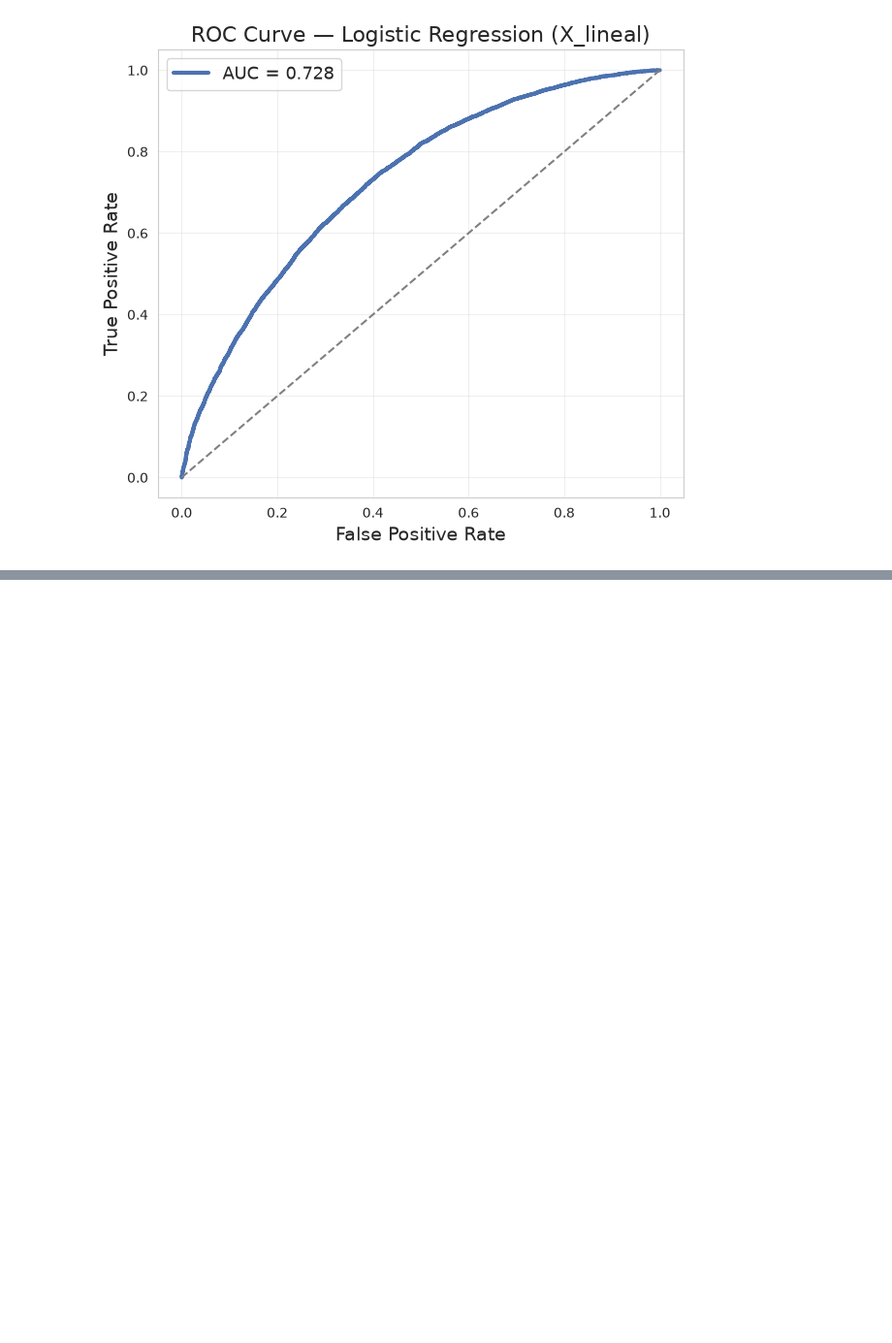
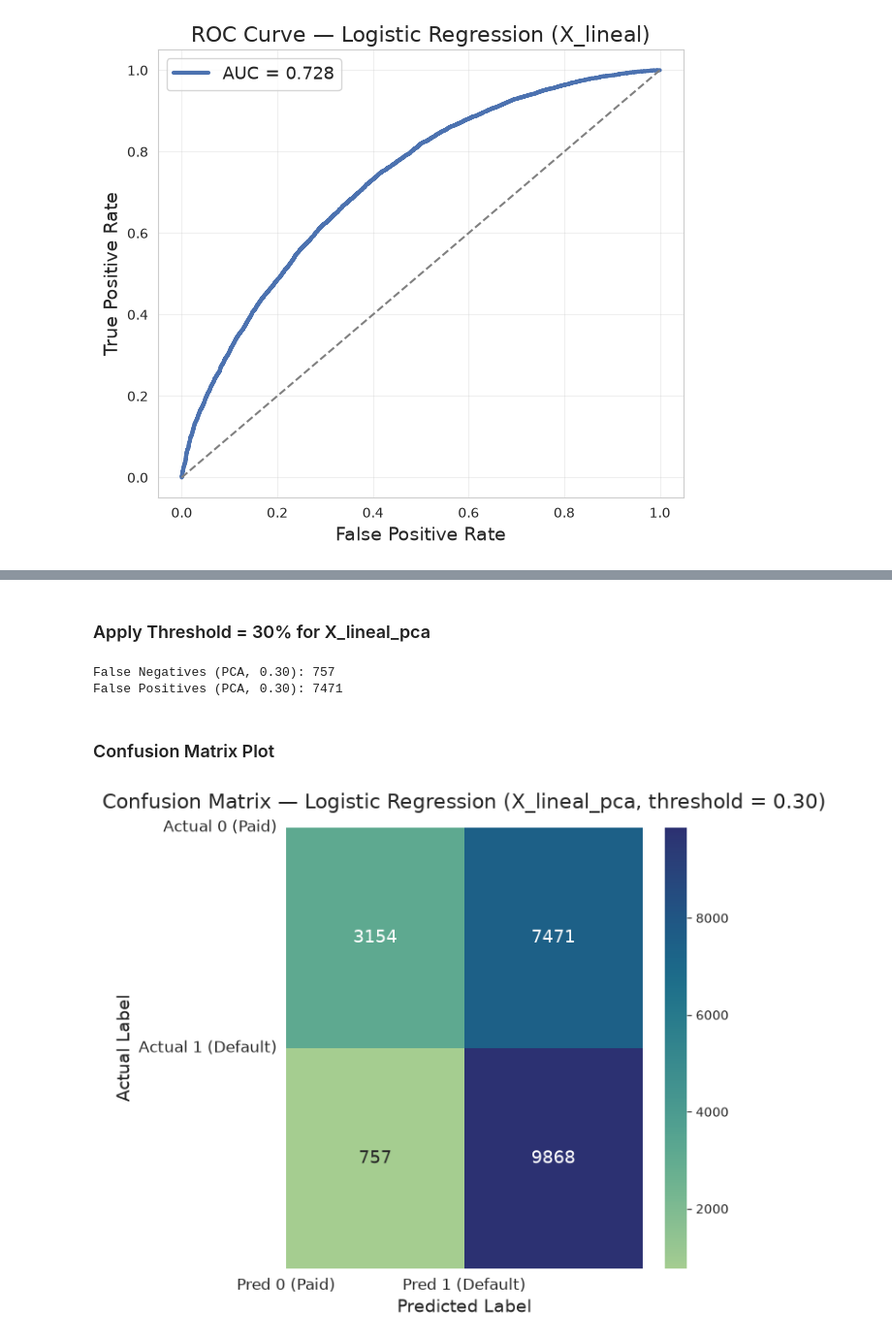
Before and after one commit to JoseAlberto88/Credit-Default-Risk-Analysis, a Jupyter notebook: python/4. Logistic regression.ipynb, the cells around one changed output, grey strips where cells are left out. Shown at 97% size. Cells and saved outputs as stored; diff of their text form; code cells hidden in the pictures; blank space fills up the shorter version.

```diff
--- a/python/4. Logistic regression.ipynb
+++ b/python/4. Logistic regression.ipynb
@@ -570,0 +804,48 @@ Together, these two models illustrate the shift from a statistically balanced cl
+# %% [markdown]
+### Apply Threshold = 30% for X_lineal_pca
+# %%
+
+# Apply threshold = 0.30 for PCA model
+
+threshold_pca = 0.30
+y_pred_pca_030 = (y_proba_pca >= threshold_pca).astype(int)
+
+cm_pca_030 = confusion_matrix(y_test_pca, y_pred_pca_030)
+
+FN_pca_030 = cm_pca_030[1,0]
+FP_pca_030 = cm_pca_030[0,1]
+
+print("False Negatives (PCA, 0.30):", FN_pca_030)
+print("False Positives (PCA, 0.30):", FP_pca_030)
+# %% [output]
+False Negatives (PCA, 0.30): 757
+False Positives (PCA, 0.30): 7471
+# %% [markdown]
+### Confusion Matrix Plot
+# %%
+# ============================================================
+# Confusion Matrix Plot — PCA (threshold = 0.30)
+# ============================================================
+
+plt.figure(figsize=(7,6))
+sns.heatmap(
+    cm_pca_030,
+    annot=True,
+    fmt="d",
+    cmap="crest",     # NEW COLOR PALETTE
+    cbar=True,
+    annot_kws={"size": 14}
+)
+
+plt.title("Confusion Matrix — Logistic Regression (X_lineal_pca, threshold = 0.30)",
+          fontsize=16, pad=15)
+plt.xlabel("Predicted Label", fontsize=14)
+plt.ylabel("Actual Label", fontsize=14)
+
+plt.xticks([0,1], ["Pred 0 (Paid)", "Pred 1 (Default)"], fontsize=12)
+plt.yticks([0,1], ["Actual 0 (Paid)", "Actual 1 (Default)"], fontsize=12, rotation=0)
+
+plt.tight_layout()
+plt.show()
+# %% [output]
+[figure, added]
```
Also changed, not shown: parts of 15 cells of this notebook.
